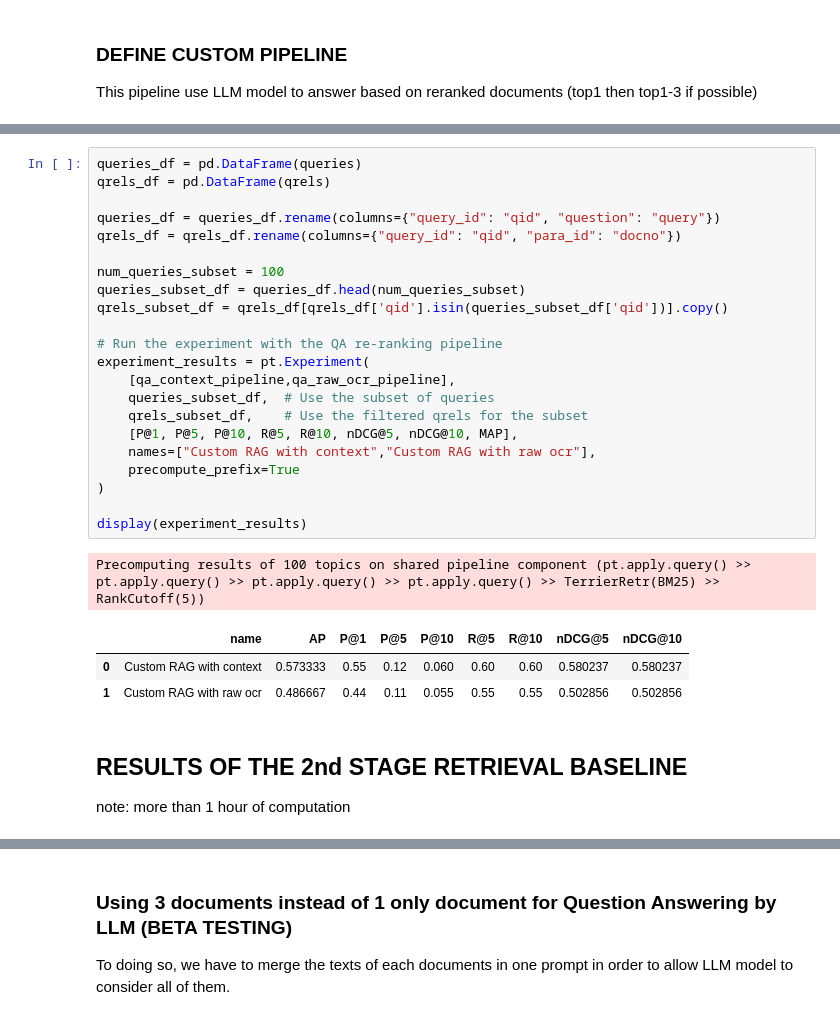
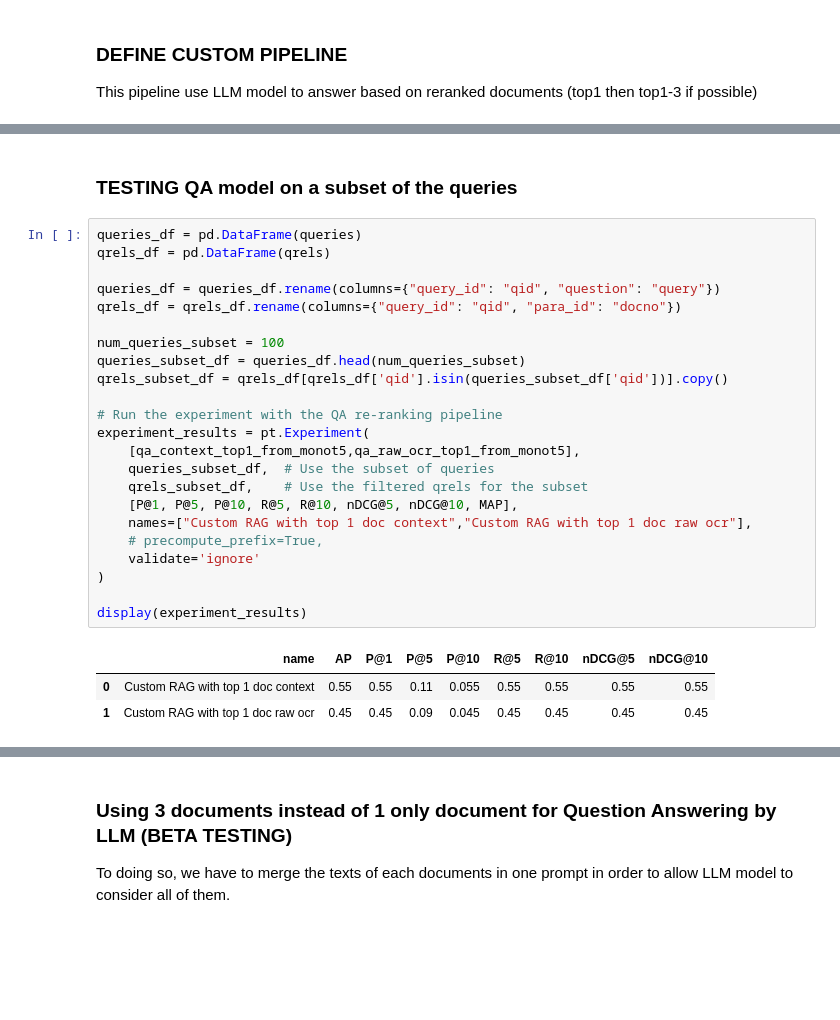
Before and after one commit to OmerSherman/IRProject, a Jupyter notebook: Historical_News_Question_Answering.ipynb, the cells around one changed output, grey strips where cells are left out. Cells and saved outputs as stored; diff of their text form; blank space fills up the shorter version.

Commit message:
update: reranking to improve workflow
add: reranking results from custom bm25

```diff
--- a/Historical_News_Question_Answering.ipynb
+++ b/Historical_News_Question_Answering.ipynb
@@ -867,32 +978,30 @@ This pipeline use LLM model to answer based on reranked documents (top1 then top
+# %% [markdown]
+### TESTING QA model on a subset of the queries
 # %%
 queries_df = pd.DataFrame(queries)
 qrels_df = pd.DataFrame(qrels)
 
 queries_df = queries_df.rename(columns={"query_id": "qid", "question": "query"})
 qrels_df = qrels_df.rename(columns={"query_id": "qid", "para_id": "docno"})
 
 num_queries_subset = 100
 queries_subset_df = queries_df.head(num_queries_subset)
 qrels_subset_df = qrels_df[qrels_df['qid'].isin(queries_subset_df['qid'])].copy()
 
 # Run the experiment with the QA re-ranking pipeline
 experiment_results = pt.Experiment(
-    [qa_context_pipeline,qa_raw_ocr_pipeline],
+    [qa_context_top1_from_monot5,qa_raw_ocr_top1_from_monot5],
     queries_subset_df,  # Use the subset of queries
     qrels_subset_df,    # Use the filtered qrels for the subset
     [P@1, P@5, P@10, R@5, R@10, nDCG@5, nDCG@10, MAP],
-    names=["Custom RAG with context","Custom RAG with raw ocr"],
-    precompute_prefix=True
+    names=["Custom RAG with top 1 doc context","Custom RAG with top 1 doc raw ocr"],
+    # precompute_prefix=True,
+    validate='ignore'
 )
 
 display(experiment_results)
 # %% [output]
-Precomputing results of 100 topics on shared pipeline component (pt.apply.query() >> pt.apply.query() >> pt.apply.query() >> pt.apply.query() >> TerrierRetr(BM25) >> RankCutoff(5))
 |  | name | AP | P@1 | P@5 | P@10 | R@5 | R@10 | nDCG@5 | nDCG@10 |
-| 0 | Custom RAG with context | 0.573333 | 0.55 | 0.12 | 0.060 | 0.60 | 0.60 | 0.580237 | 0.580237 |
-| 1 | Custom RAG with raw ocr | 0.486667 | 0.44 | 0.11 | 0.055 | 0.55 | 0.55 | 0.502856 | 0.502856 |
+| 0 | Custom RAG with top 1 doc context | 0.55 | 0.55 | 0.11 | 0.055 | 0.55 | 0.55 | 0.55 | 0.55 |
+| 1 | Custom RAG with top 1 doc raw ocr | 0.45 | 0.45 | 0.09 | 0.045 | 0.45 | 0.45 | 0.45 | 0.45 |
-# %% [markdown]
-## RESULTS OF THE 2nd STAGE RETRIEVAL BASELINE
-
-note: more than 1 hour of computation
 # %%
```
Also changed, not shown: parts of 27 cells of this notebook, 3 other files.
